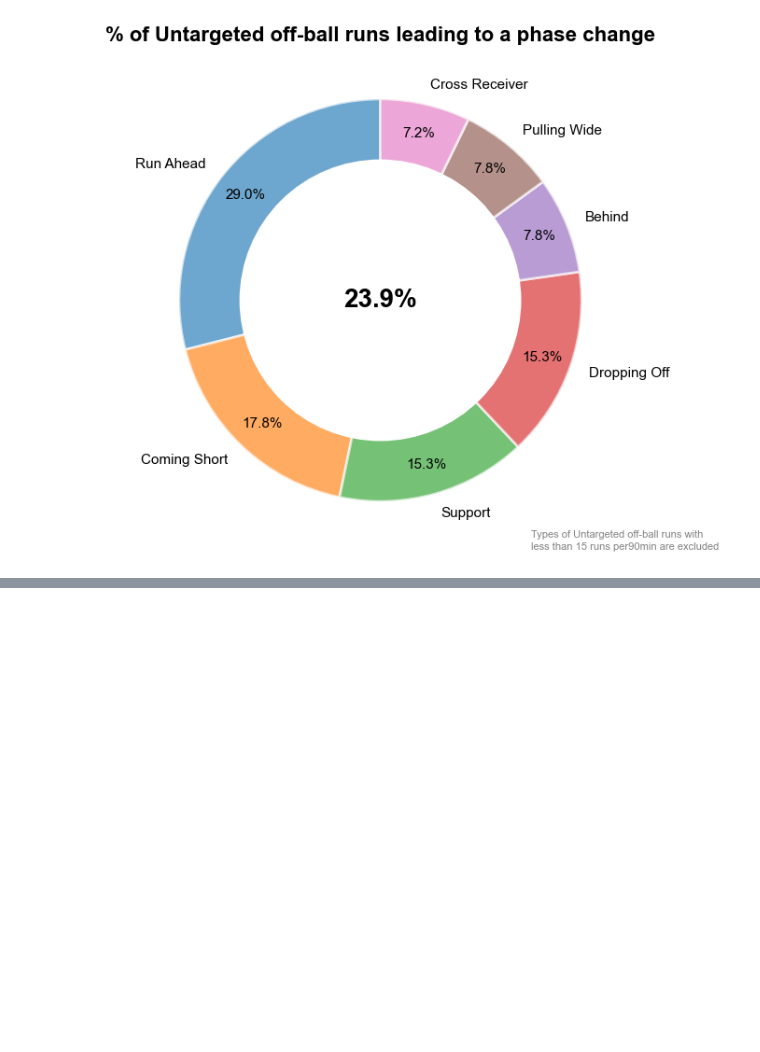
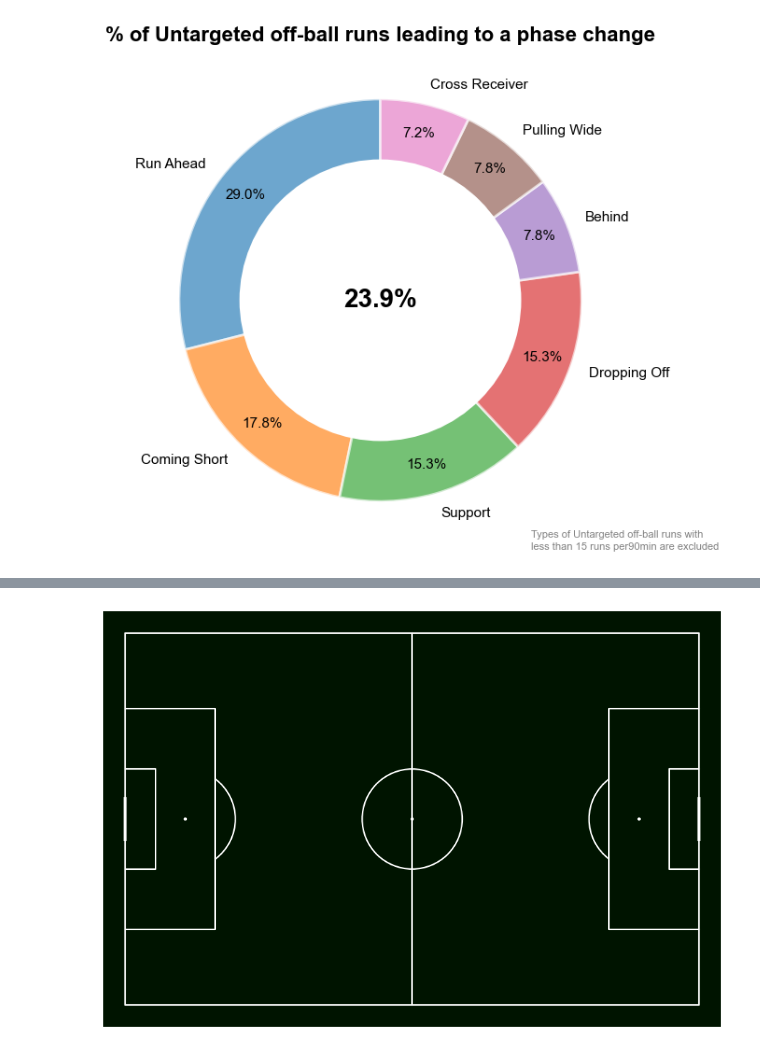
Before and after one commit to GabrielGausachs/analytics_cup_research, a Jupyter notebook: src/Utils/main.ipynb, the cells around one changed output, grey strips where cells are left out. Saved outputs shown, nothing was run; the diff lists cells and outputs as text; code cells hidden in the pictures; blank space fills up the shorter version.

```diff
--- a/src/Utils/main.ipynb
+++ b/src/Utils/main.ipynb
@@ -980 +984,85 @@ plt.show()
+# %%
+
+# --- 1. Prepare the data ---
+# Separate DataFrames for animation
+df_ball = tracking_data_example[tracking_data_example["team_name"] == "ball"].reset_index(drop=True)
+df_offrunner = tracking_data_example[tracking_data_example["role"] == "off_ball_runner"].reset_index(drop=True)
+df_home = tracking_data_example[(tracking_data_example["ground"] == "home") & (tracking_data_example["role"] != "off_ball_runner")].reset_index(drop=True)
+df_away = tracking_data_example[(tracking_data_example["ground"] == "away") & (tracking_data_example["role"] != "off_ball_runner")].reset_index(drop=True)
+
+# Get the ordered list of frames
+frames = sorted(tracking_data_example["frame_id"].unique())
+
+# --- 2. Create the pitch ---
+pitch = Pitch(pitch_type='skillcorner', pitch_length=105, pitch_width=68,
+              pitch_color="#001400", line_color="white", linewidth=1.5)
+
+fig, ax = pitch.grid(figheight=8, endnote_height=0, title_height=0)
+
+# Initialize markers for ball, home, away, off-ball runner
+marker_kwargs = {'marker': 'o', 'markeredgecolor': 'white', 'linestyle': 'None'}
+
+# Create empty markers for each type
+ball_marker, = ax.plot([], [], ms=8, markerfacecolor='#FFD700', zorder=10, **marker_kwargs)
+home_marker, = ax.plot([], [], ms=15, markerfacecolor='#1A78CF', zorder=10, **marker_kwargs)
+away_marker, = ax.plot([], [], ms=15, markerfacecolor='#D70232', zorder=10, **marker_kwargs)
+runner_marker, = ax.plot([], [], ms=15, markerfacecolor='#00FF00', zorder=10, **marker_kwargs)
+
+# Optional: store jersey number texts
+jersey_texts = []
+
+# --- 3. Animation function ---
+# Optional: store jersey number texts
+jersey_texts = []
+
+def animate(i):
+    frame_id = frames[i]
+
+    # Update positions
+    ball_data = df_ball[df_ball["frame_id"] == frame_id]
+    ball_marker.set_data(ball_data["x"], ball_data["y"])
+
+    home_data = df_home[df_home["frame_id"] == frame_id]
+    home_marker.set_data(home_data["x"], home_data["y"])
+
+    away_data = df_away[df_away["frame_id"] == frame_id]
+    away_marker.set_data(away_data["x"], away_data["y"])
+
+    runner_data = df_offrunner[df_offrunner["frame_id"] == frame_id]
+    runner_marker.set_data(runner_data["x"], runner_data["y"])
+
+    # Remove old jersey texts
+    for txt in jersey_texts:
+        txt.remove()
+    jersey_texts.clear()
+
+    # Add jersey numbers for players (skip ball)
+    for df_team in [home_data, away_data, runner_data]:
+        for _, row in df_team.iterrows():
+            txt = ax.text(
+                row["x"],
+                row["y"]-0.25,  # offset above the marker
+                str(int(row["jersey_no"])),
+                color="black",
+                fontsize=6,
+                fontweight="bold",
+                ha="center",
+                va="center",
+                zorder=15
+            )
+            jersey_texts.append(txt)
+
+    return ball_marker, home_marker, away_marker, runner_marker, *jersey_texts
+
+# --- 4. Create animation ---
+anim = FuncAnimation(fig, animate, frames=len(frames), interval=50, blit=False)
+
+plt.show()
+
+# Optional: save animation
+anim.save('off_ball_run.mp4', dpi=150, fps=20,
+           extra_args=['-vcodec', 'libx264'],
+           savefig_kwargs={'pad_inches':0, 'facecolor':'#001400'})
+# %% [output]
+[figure, added]
 # %%
```
Also changed, not shown: parts of 8 cells of this notebook, 1 other file.
